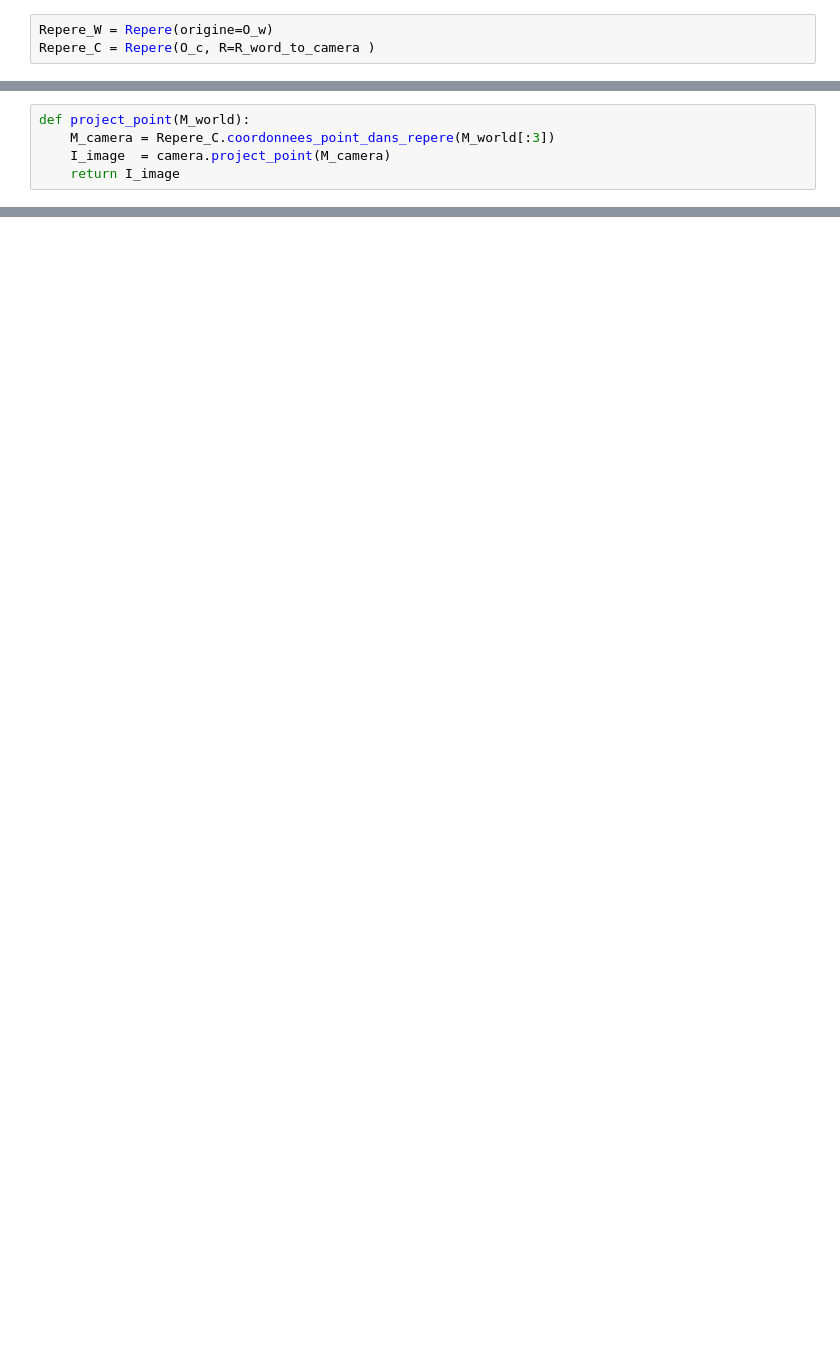
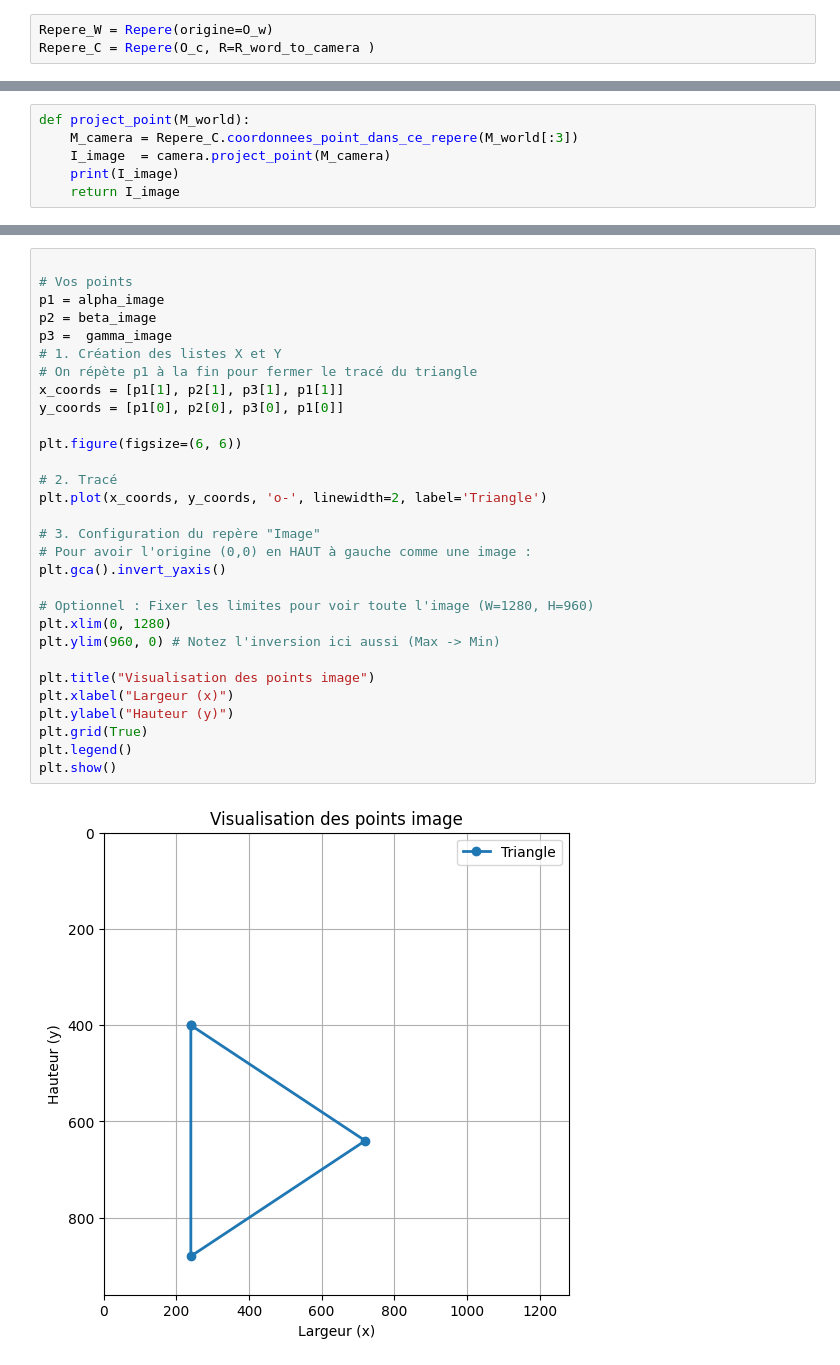
Before and after one commit to Justinamenngblogni/G-n-rateur_d-image_ENSIL, a Jupyter notebook: version_final_1.ipynb, the cells around one changed output, grey strips where cells are left out. Saved outputs shown, nothing was run; the diff lists cells and outputs as text; blank space fills up the shorter version.

```diff
--- a/version_final_1.ipynb
+++ b/version_final_1.ipynb
@@ -92,7 +117,8 @@ M_world =np.array([15.,  10., -5.,   1.])
 # %%
 def project_point(M_world):
-    M_camera = Repere_C.coordonnees_point_dans_repere(M_world[:3])
+    M_camera = Repere_C.coordonnees_point_dans_ce_repere(M_world[:3])
     I_image  = camera.project_point(M_camera)
+    print(I_image)
     return I_image
 # %%
 I_image = project_point(M_world)
@@ -124,0 +170,32 @@ array([1783.,  823.])
+# %%
+
+# Vos points
+p1 = alpha_image
+p2 = beta_image
+p3 =  gamma_image
+# 1. Création des listes X et Y
+# On répète p1 à la fin pour fermer le tracé du triangle
+x_coords = [p1[1], p2[1], p3[1], p1[1]]
+y_coords = [p1[0], p2[0], p3[0], p1[0]]
+
+plt.figure(figsize=(6, 6))
+
+# 2. Tracé
+plt.plot(x_coords, y_coords, 'o-', linewidth=2, label='Triangle')
+
+# 3. Configuration du repère "Image"
+# Pour avoir l'origine (0,0) en HAUT à gauche comme une image :
+plt.gca().invert_yaxis()
+
+# Optionnel : Fixer les limites pour voir toute l'image (W=1280, H=960)
+plt.xlim(0, 1280)
+plt.ylim(960, 0) # Notez l'inversion ici aussi (Max -> Min)
+
+plt.title("Visualisation des points image")
+plt.xlabel("Largeur (x)")
+plt.ylabel("Hauteur (y)")
+plt.grid(True)
+plt.legend()
+plt.show()
+# %% [output]
+[figure, added]
```
Also changed, not shown: parts of 16 cells of this notebook, 4 other files.
